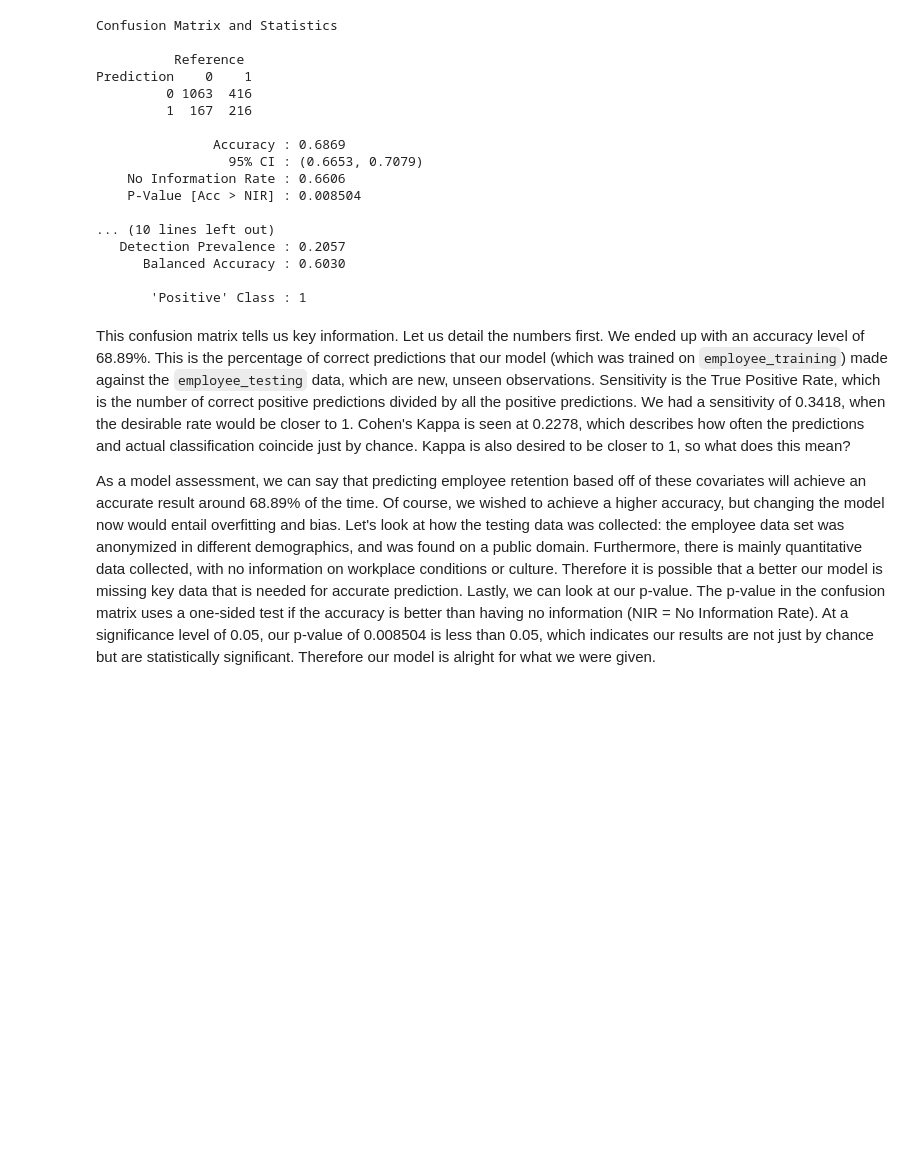
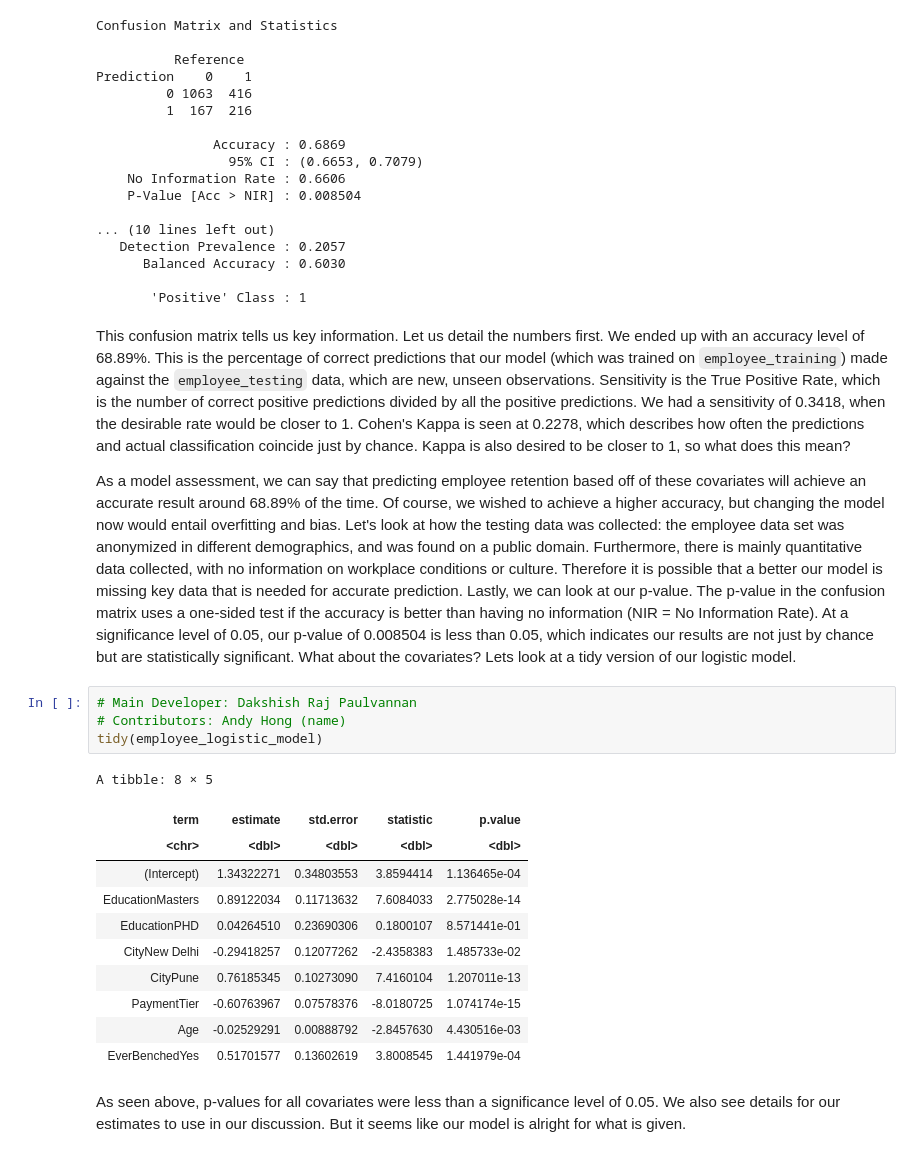
Before and after one commit to NatChng/STAT301_project, a Jupyter notebook: PlanAndy.ipynb, the cells around one changed output. Saved outputs shown, nothing was run; the diff lists cells and outputs as text; blank space fills up the shorter version.

```diff
--- a/PlanAndy.ipynb
+++ b/PlanAndy.ipynb
@@ -200,4 +200,22 @@ Prediction    0    1
 # %% [markdown]
 This confusion matrix tells us key information. Let us detail the numbers first. We ended up with an accuracy level of 68.89%. This is the percentage of correct predictions that our model (which was trained on `employee_training`) made against the `employee_testing` data, which are new, unseen observations. Sensitivity is the True Positive Rate, which is the number of correct positive predictions divided by all the positive predictions. We had a sensitivity of 0.3418, when the desirable rate would be closer to 1. Cohen's Kappa is seen at 0.2278, which describes how often the predictions and actual classification coincide just by chance. Kappa is also desired to be closer to 1, so what does this mean?
 
-As a model assessment, we can say that predicting employee retention based off of these covariates will achieve an accurate result around 68.89% of the time. Of course, we wished to achieve a higher accuracy, but changing the model now would entail overfitting and bias. Let's look at how the testing data was collected: the employee data set was anonymized in different demographics, and was found on a public domain. Furthermore, there is mainly quantitative data collected, with no information on workplace conditions or culture. Therefore it is possible that a better our model is missing key data that is needed for accurate prediction. Lastly, we can look at our p-value. The p-value in the confusion matrix uses a one-sided test if the accuracy is better than having no information (NIR = No Information Rate). At a significance level of 0.05, our p-value of 0.008504 is less than 0.05, which indicates our results are not just by chance but are statistically significant. Therefore our model is alright for what we were given.
+As a model assessment, we can say that predicting employee retention based off of these covariates will achieve an accurate result around 68.89% of the time. Of course, we wished to achieve a higher accuracy, but changing the model now would entail overfitting and bias. Let's look at how the testing data was collected: the employee data set was anonymized in different demographics, and was found on a public domain. Furthermore, there is mainly quantitative data collected, with no information on workplace conditions or culture. Therefore it is possible that a better our model is missing key data that is needed for accurate prediction. Lastly, we can look at our p-value. The p-value in the confusion matrix uses a one-sided test if the accuracy is better than having no information (NIR = No Information Rate). At a significance level of 0.05, our p-value of 0.008504 is less than 0.05, which indicates our results are not just by chance but are statistically significant. What about the covariates? Lets look at a tidy version of our logistic model.
+# %%
+# Main Developer: Dakshish Raj Paulvannan
+# Contributors: Andy Hong (name)
+tidy(employee_logistic_model)
+# %% [output]
+A tibble: 8 × 5
+| term | estimate | std.error | statistic | p.value |
+| <chr> | <dbl> | <dbl> | <dbl> | <dbl> |
+| (Intercept) | 1.34322271 | 0.34803553 | 3.8594414 | 1.136465e-04 |
+| EducationMasters | 0.89122034 | 0.11713632 | 7.6084033 | 2.775028e-14 |
+| EducationPHD | 0.04264510 | 0.23690306 | 0.1800107 | 8.571441e-01 |
+| CityNew Delhi | -0.29418257 | 0.12077262 | -2.4358383 | 1.485733e-02 |
+| CityPune | 0.76185345 | 0.10273090 | 7.4160104 | 1.207011e-13 |
+| PaymentTier | -0.60763967 | 0.07578376 | -8.0180725 | 1.074174e-15 |
+| Age | -0.02529291 | 0.00888792 | -2.8457630 | 4.430516e-03 |
+| EverBenchedYes | 0.51701577 | 0.13602619 | 3.8008545 | 1.441979e-04 |
+# %% [markdown]
+As seen above, p-values for all covariates were less than a significance level of 0.05. We also see details for our estimates to use in our discussion. But it seems like our model is alright for what is given.
```
